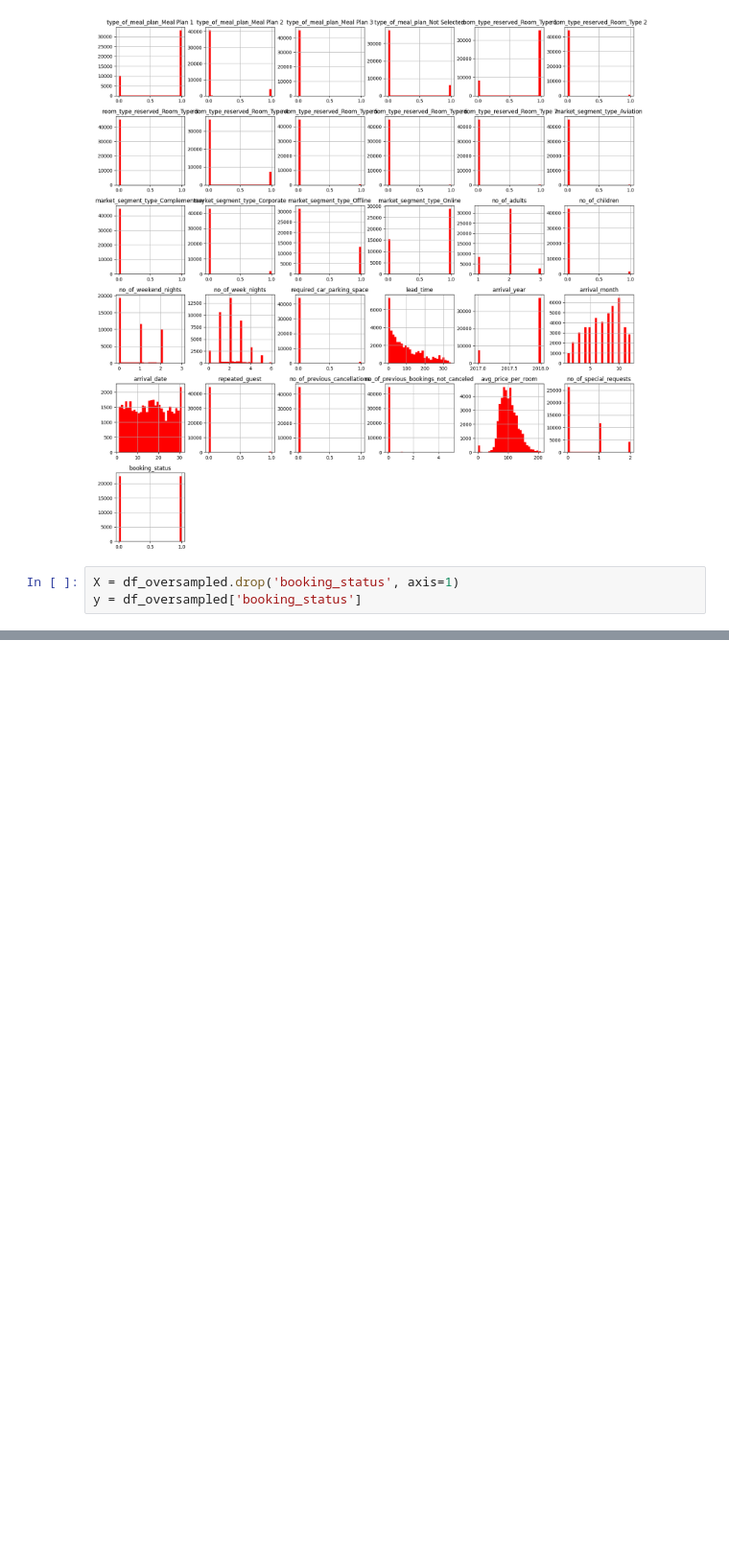
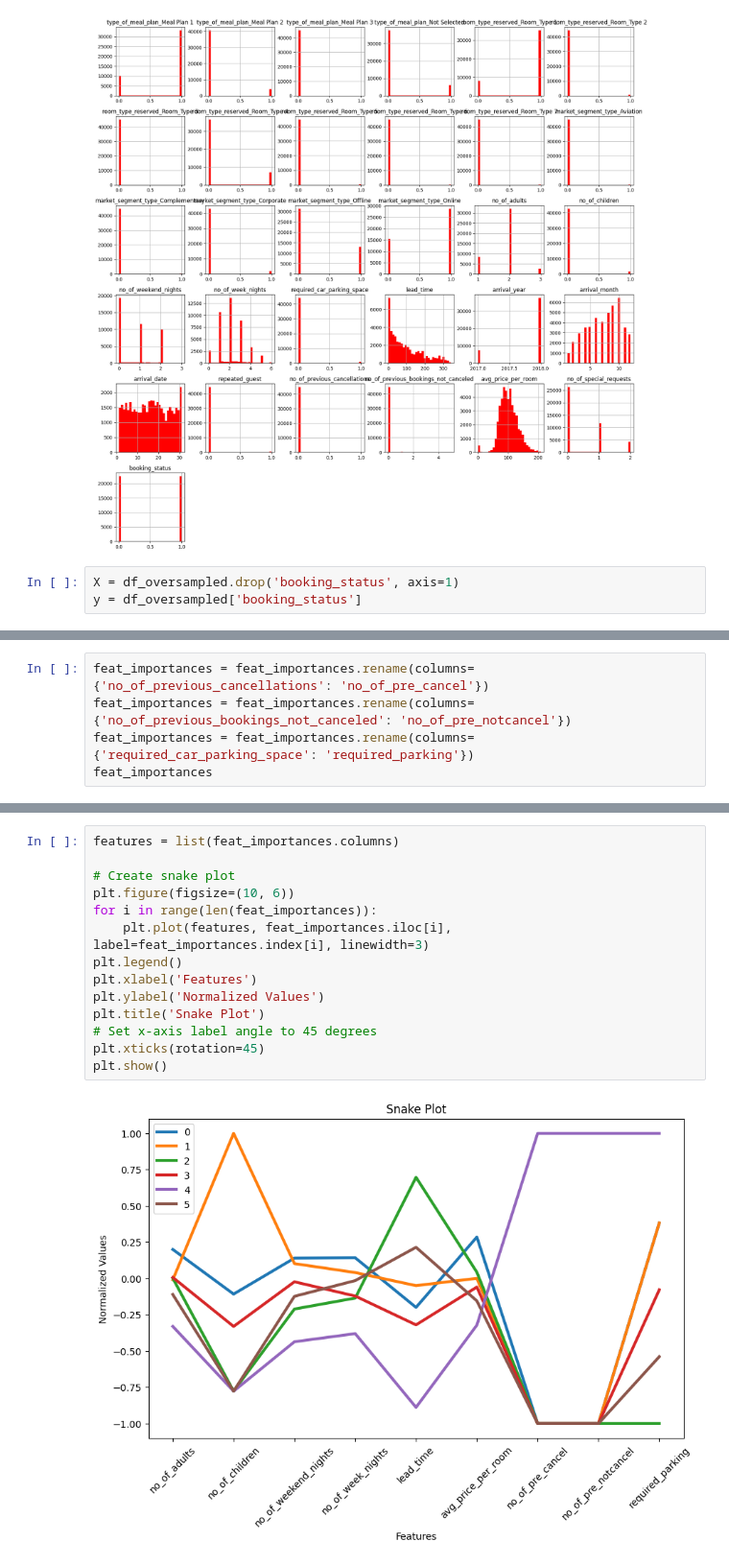
Before and after one commit to sirawitcpe34/CPE452-Hotel-Reservation, a Jupyter notebook: Hotel-Predict.ipynb, the cells around one changed output, grey strips where cells are left out. Shown at 96% size. Drawn from its saved outputs; the diff is of its cells as text; blank space fills up the shorter version.

```diff
--- a/Hotel-Predict.ipynb
+++ b/Hotel-Predict.ipynb
@@ -322,0 +432,5 @@ y = df_oversampled['booking_status']
+# %%
+feat_importances = feat_importances.rename(columns={'no_of_previous_cancellations': 'no_of_pre_cancel'})
+feat_importances = feat_importances.rename(columns={'no_of_previous_bookings_not_canceled': 'no_of_pre_notcancel'})
+feat_importances = feat_importances.rename(columns={'required_car_parking_space': 'required_parking'})
+feat_importances
@@ -322,0 +446,16 @@ y = df_oversampled['booking_status']
+# %%
+features = list(feat_importances.columns)
+
+# Create snake plot
+plt.figure(figsize=(10, 6))
+for i in range(len(feat_importances)):
+    plt.plot(features, feat_importances.iloc[i], label=feat_importances.index[i], linewidth=3)
+plt.legend()
+plt.xlabel('Features')
+plt.ylabel('Normalized Values')
+plt.title('Snake Plot')
+# Set x-axis label angle to 45 degrees
+plt.xticks(rotation=45)
+plt.show()
+# %% [output]
+[figure, added]
```
Also changed, not shown: parts of 14 cells of this notebook.
